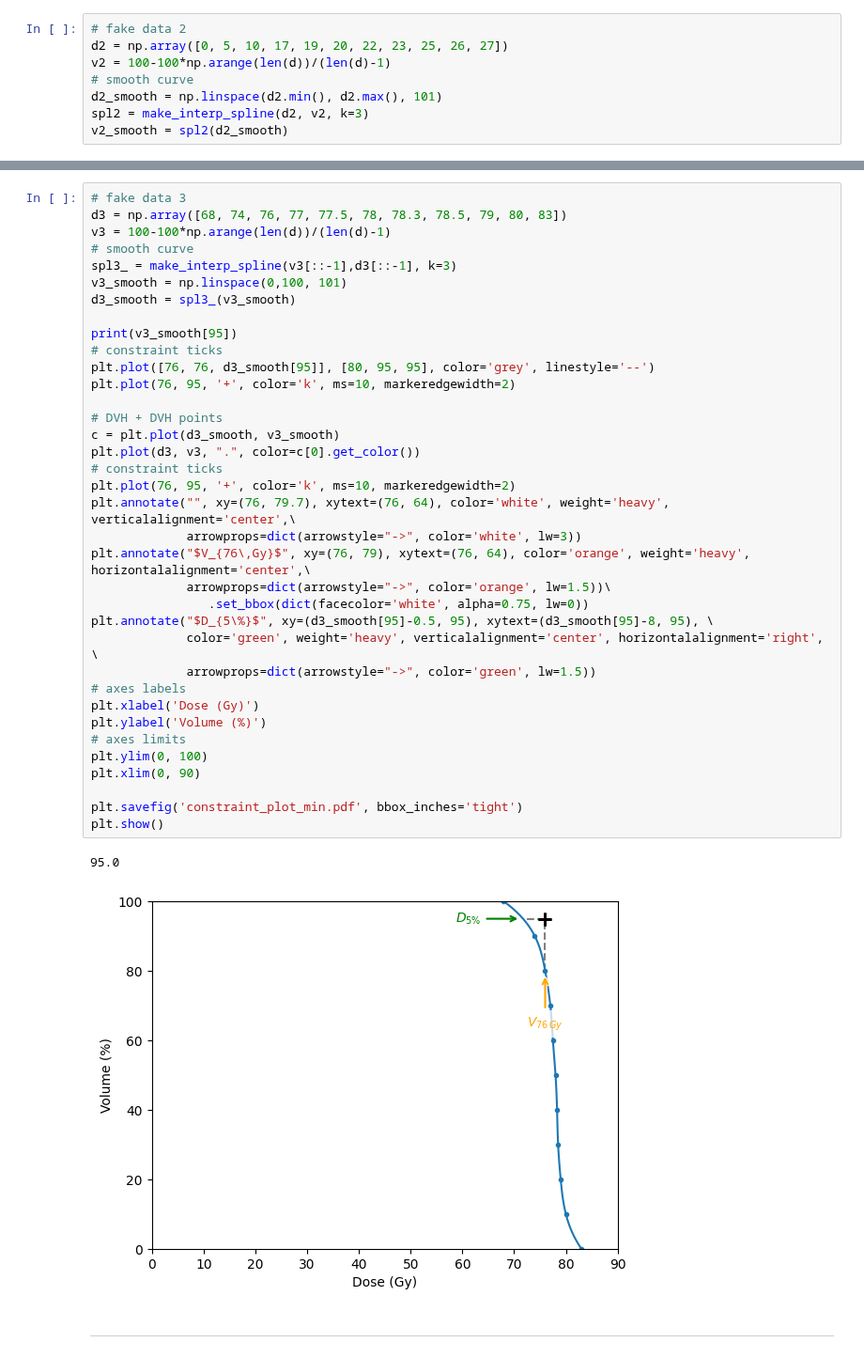
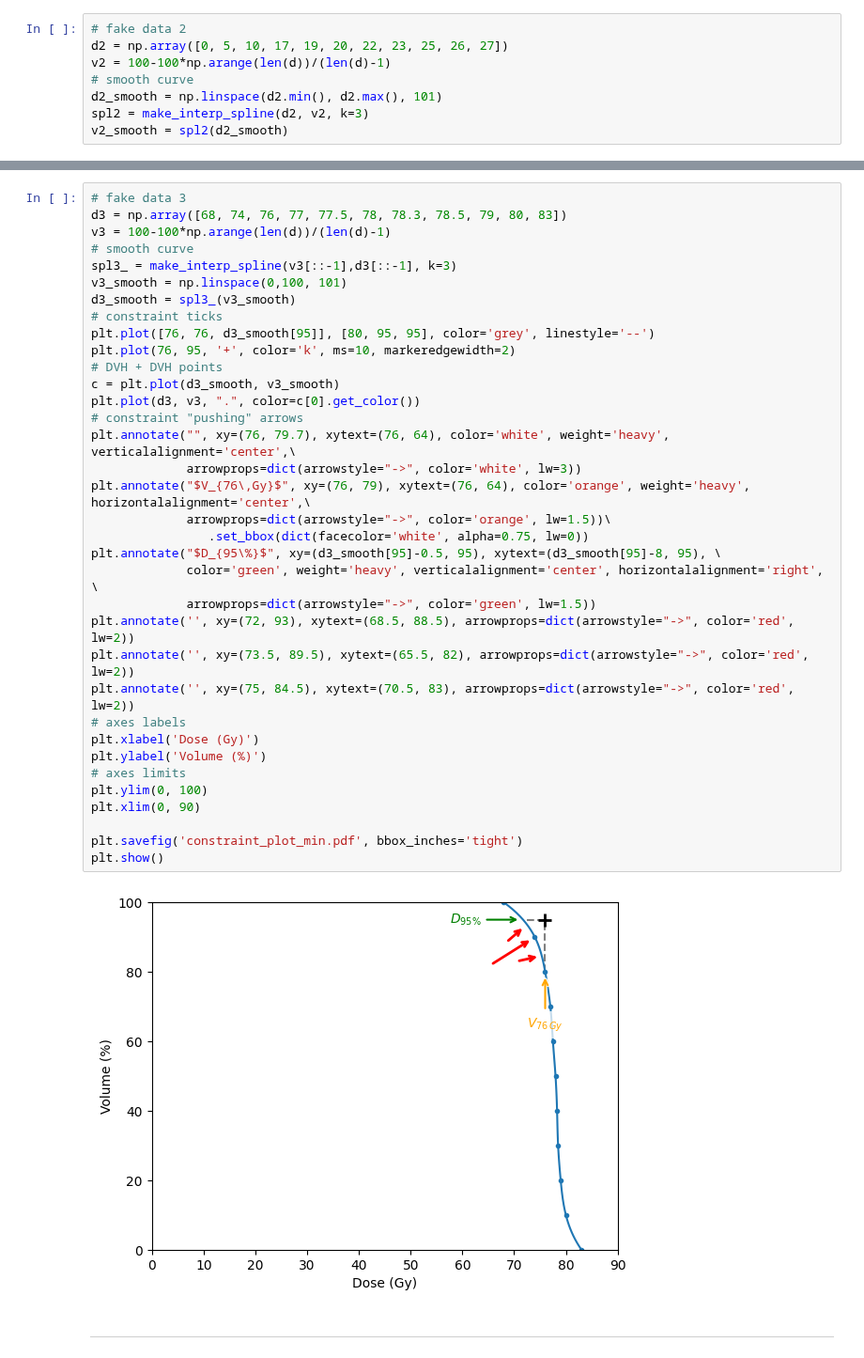
Before and after one commit to pauldubois98/PhD, a Jupyter notebook: 3_dosimetry_optimization/constraint_visualization_nb.ipynb, the cells around one changed output, grey strips where cells are left out. Shown at 94% size. Cells and saved outputs as stored; diff of their text form.

Commit message:
added constraint "pushing" arrows & changed % labels values

```diff
--- a/3_dosimetry_optimization/constraint_visualization_nb.ipynb
+++ b/3_dosimetry_optimization/constraint_visualization_nb.ipynb
@@ -77,41 +77,39 @@ plt.show()
 # fake data 3
 d3 = np.array([68, 74, 76, 77, 77.5, 78, 78.3, 78.5, 79, 80, 83])
 v3 = 100-100*np.arange(len(d))/(len(d)-1)
 # smooth curve
 spl3_ = make_interp_spline(v3[::-1],d3[::-1], k=3)
 v3_smooth = np.linspace(0,100, 101)
 d3_smooth = spl3_(v3_smooth)
-
-print(v3_smooth[95])
 # constraint ticks
 plt.plot([76, 76, d3_smooth[95]], [80, 95, 95], color='grey', linestyle='--')
 plt.plot(76, 95, '+', color='k', ms=10, markeredgewidth=2)
-
 # DVH + DVH points
 c = plt.plot(d3_smooth, v3_smooth)
 plt.plot(d3, v3, ".", color=c[0].get_color())
-# constraint ticks
-plt.plot(76, 95, '+', color='k', ms=10, markeredgewidth=2)
+# constraint "pushing" arrows
 plt.annotate("", xy=(76, 79.7), xytext=(76, 64), color='white', weight='heavy', verticalalignment='center',\
              arrowprops=dict(arrowstyle="->", color='white', lw=3))
 plt.annotate("$V_{76\,Gy}$", xy=(76, 79), xytext=(76, 64), color='orange', weight='heavy', horizontalalignment='center',\
              arrowprops=dict(arrowstyle="->", color='orange', lw=1.5))\
                 .set_bbox(dict(facecolor='white', alpha=0.75, lw=0))
-plt.annotate("$D_{5\%}$", xy=(d3_smooth[95]-0.5, 95), xytext=(d3_smooth[95]-8, 95), \
+plt.annotate("$D_{95\%}$", xy=(d3_smooth[95]-0.5, 95), xytext=(d3_smooth[95]-8, 95), \
              color='green', weight='heavy', verticalalignment='center', horizontalalignment='right', \
              arrowprops=dict(arrowstyle="->", color='green', lw=1.5))
+plt.annotate('', xy=(72, 93), xytext=(68.5, 88.5), arrowprops=dict(arrowstyle="->", color='red', lw=2))
+plt.annotate('', xy=(73.5, 89.5), xytext=(65.5, 82), arrowprops=dict(arrowstyle="->", color='red', lw=2))
+plt.annotate('', xy=(75, 84.5), xytext=(70.5, 83), arrowprops=dict(arrowstyle="->", color='red', lw=2))
 # axes labels
 plt.xlabel('Dose (Gy)')
 plt.ylabel('Volume (%)')
 # axes limits
 plt.ylim(0, 100)
 plt.xlim(0, 90)
 
 plt.savefig('constraint_plot_min.pdf', bbox_inches='tight')
 plt.show()
 # %% [output]
-95.0
-[figure, old version]
+[figure, new version]
 # %% [markdown]
 -----
 # %%
```
Also changed, not shown: parts of 2 cells of this notebook.
